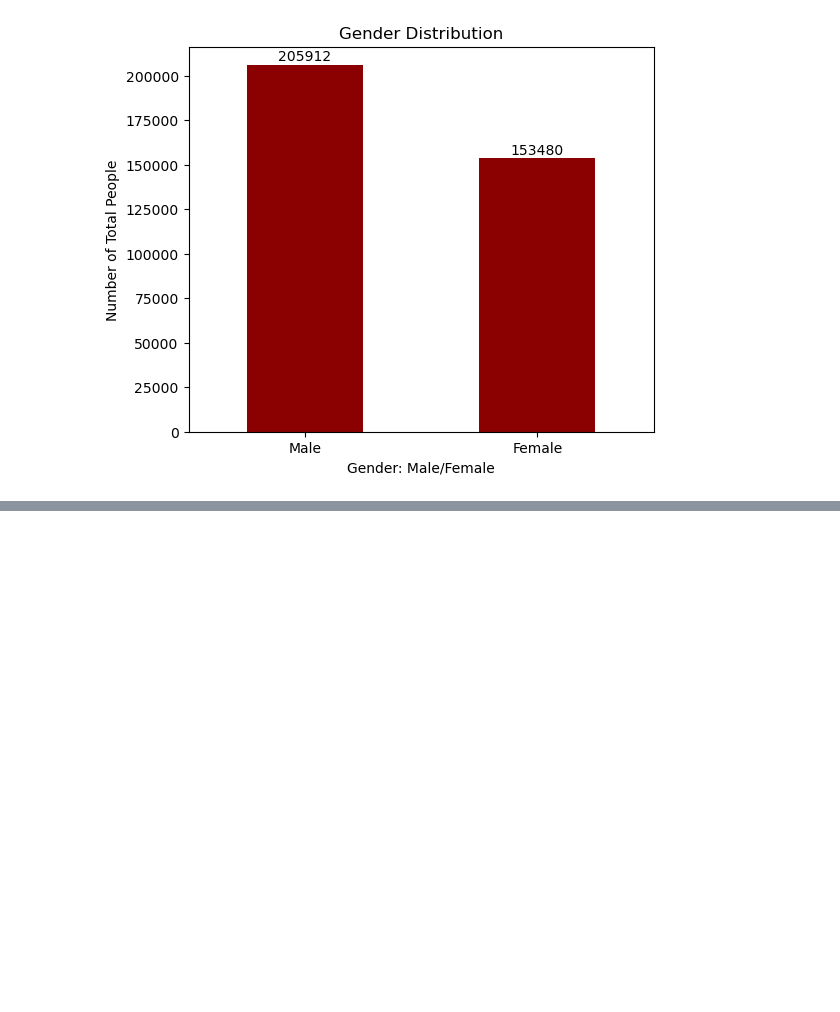
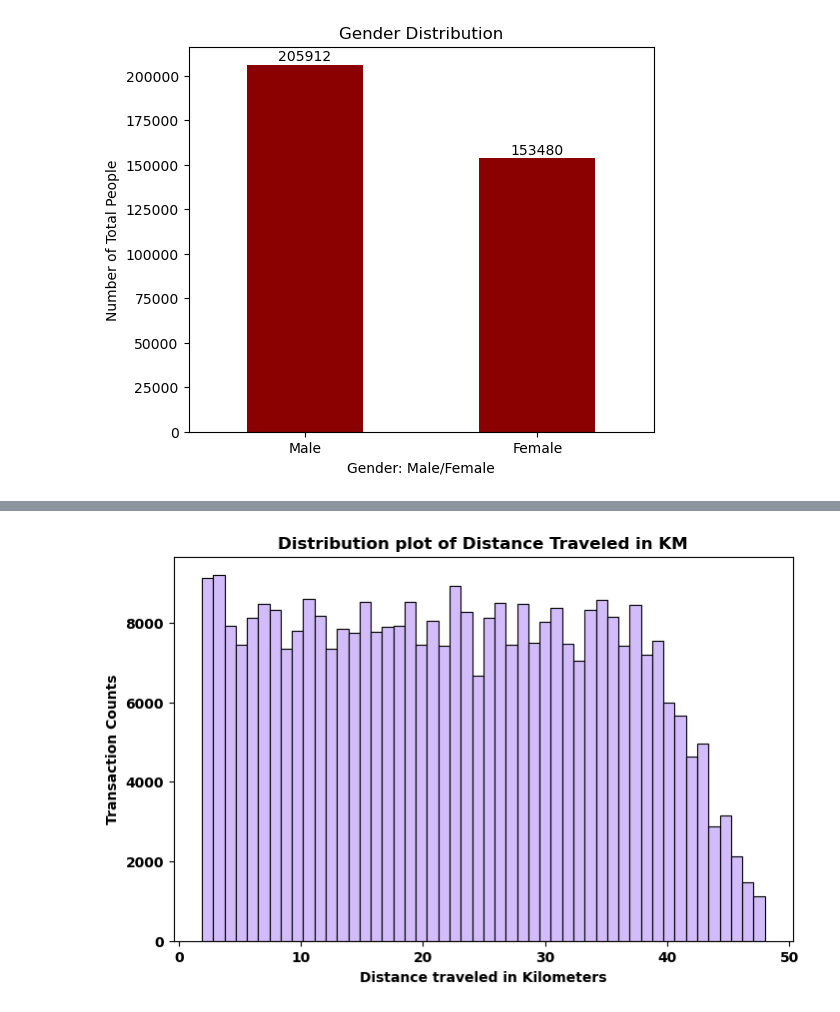
Before and after one commit to DataGlacier/DataSets, a Jupyter notebook: G2M_insight_for_cab_investment_firm.ipynb, the cells around one changed output, grey strips where cells are left out. Cells and saved outputs as stored; diff of their text form; code cells hidden in the pictures; blank space fills up the shorter version.

Commit message:
Updated Data Pipeline

```diff
--- a/G2M_insight_for_cab_investment_firm.ipynb
+++ b/G2M_insight_for_cab_investment_firm.ipynb
@@ -310,0 +347,11 @@ plt.show()
+# %%
+# total distance travelled
+fig = plt.figure(figsize=(8,5))
+ax = sns.histplot(data=df, x="KM Travelled", bins = 50, color='#c3a6f7')
+ax.set_xlabel(r"Distance traveled in Kilometers", fontweight="bold")
+ax.set_ylabel(r"Transaction Counts", fontweight="bold")
+plt.title("Distribution plot of Distance Traveled in KM", fontweight="bold")
+plt.rcParams["font.weight"] = "bold"
+plt.show()
+# %% [output]
+[figure, added]
```
Also changed, not shown: parts of 7 cells of this notebook.
